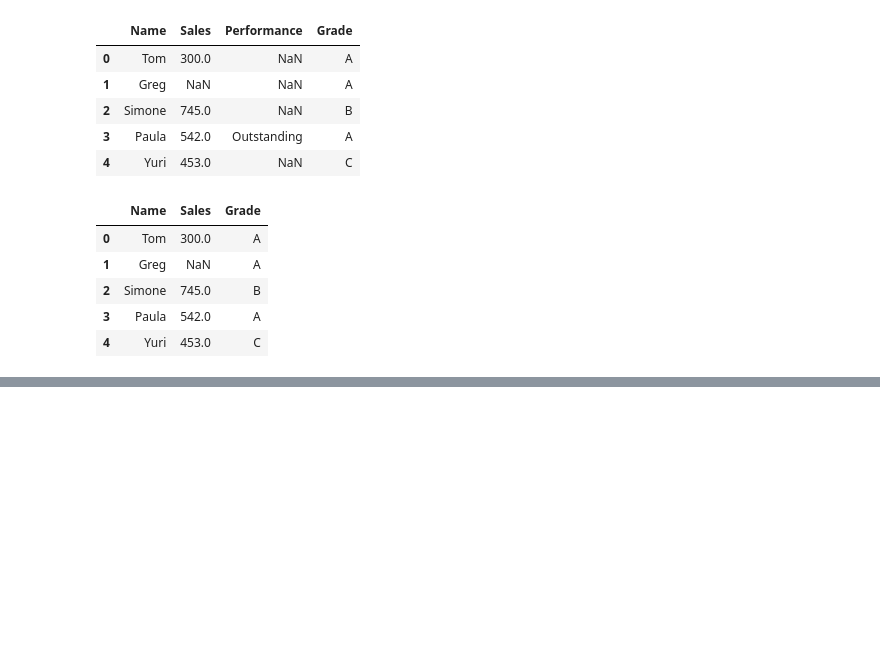
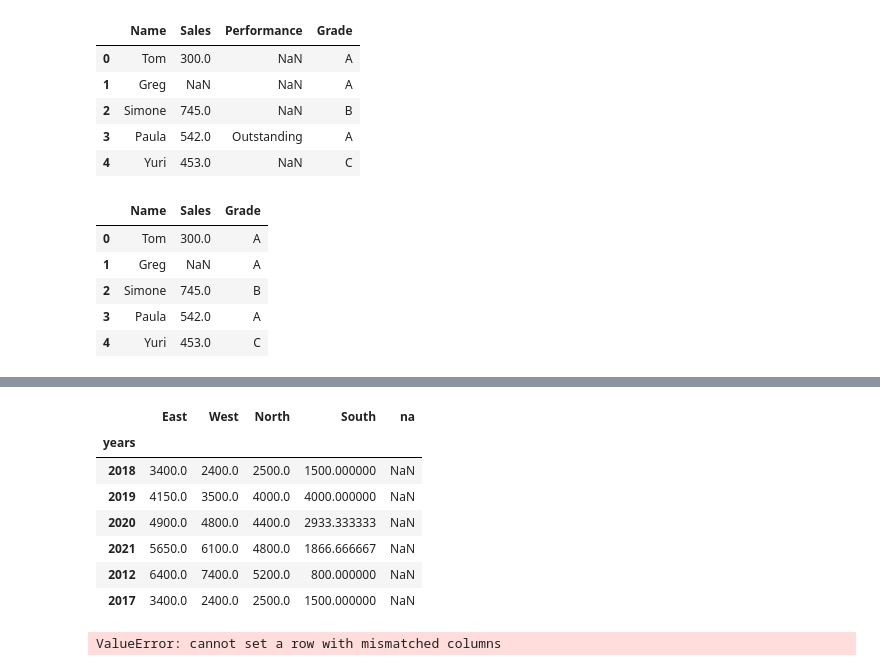
Before and after one commit to abhiram-suri/DataEng37PythonRepo, a Jupyter notebook: numpy_pandas/pandas_intro.ipynb, the cells around one changed output, grey strips where cells are left out. Drawn from its saved outputs; the diff is of its cells as text; code cells hidden in the pictures; blank space fills up the shorter version.

```diff
--- a/numpy_pandas/pandas_intro.ipynb
+++ b/numpy_pandas/pandas_intro.ipynb
@@ -320,0 +356,4 @@ df_list_dicts[['Name', 'Sales', 'Grade']]
+# %%
+df_region['North'] = [2000,3000,2500,4000]
+df_region['South'] = [1500,2000,1500,4000]
+df_region
@@ -320,0 +366,3 @@ df_list_dicts[['Name', 'Sales', 'Grade']]
+# %%
+df_region['years'] = ['2016', '2017', '2018', '2019']
+df_region
@@ -320,0 +375,3 @@ df_list_dicts[['Name', 'Sales', 'Grade']]
+# %%
+df_region.set_index('years', inplace=True)
+df_region
@@ -320,0 +394,3 @@ df_list_dicts[['Name', 'Sales', 'Grade']]
+# %%
+new_region = df_region.reindex(['2018', '2019', '2020', '2021'])
+new_region
@@ -320,0 +443,16 @@ df_list_dicts[['Name', 'Sales', 'Grade']]
+# %%
+new_region.interpolate()
+# %% [output]
+|  | East | West | North | South | na |
+| years |  |  |  |  |  |
+| 2018 | 3400.0 | 2400.0 | 2500.0 | 1500.000000 | NaN |
+| 2019 | 4150.0 | 3500.0 | 4000.0 | 4000.000000 | NaN |
+| 2020 | 4900.0 | 4800.0 | 4400.0 | 2933.333333 | NaN |
+| 2021 | 5650.0 | 6100.0 | 4800.0 | 1866.666667 | NaN |
+| 2012 | 6400.0 | 7400.0 | 5200.0 | 800.000000 | NaN |
+| 2017 | 3400.0 | 2400.0 | 2500.0 | 1500.000000 | NaN |
+# %%
+new_region.loc['2022'] = [6400, 7400, 5200, 800]
+new_region
+# %% [output]
+ValueError: cannot set a row with mismatched columns
```
Also changed, not shown: parts of 57 cells of this notebook, 5 other files.
